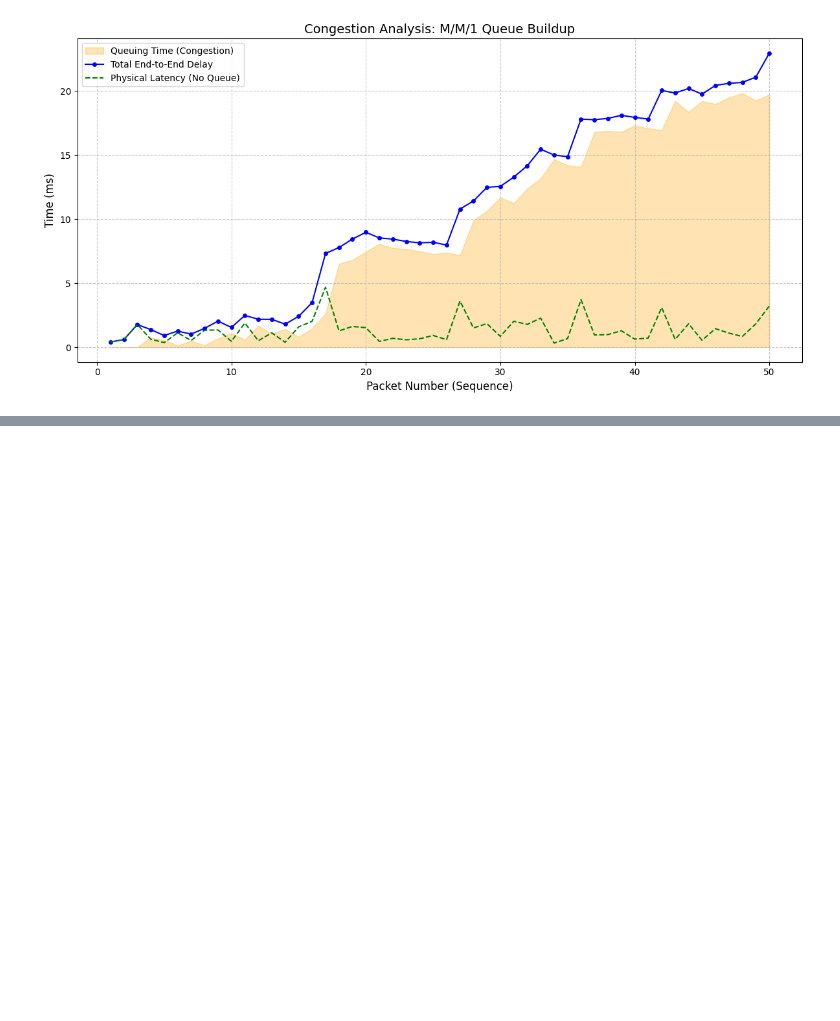
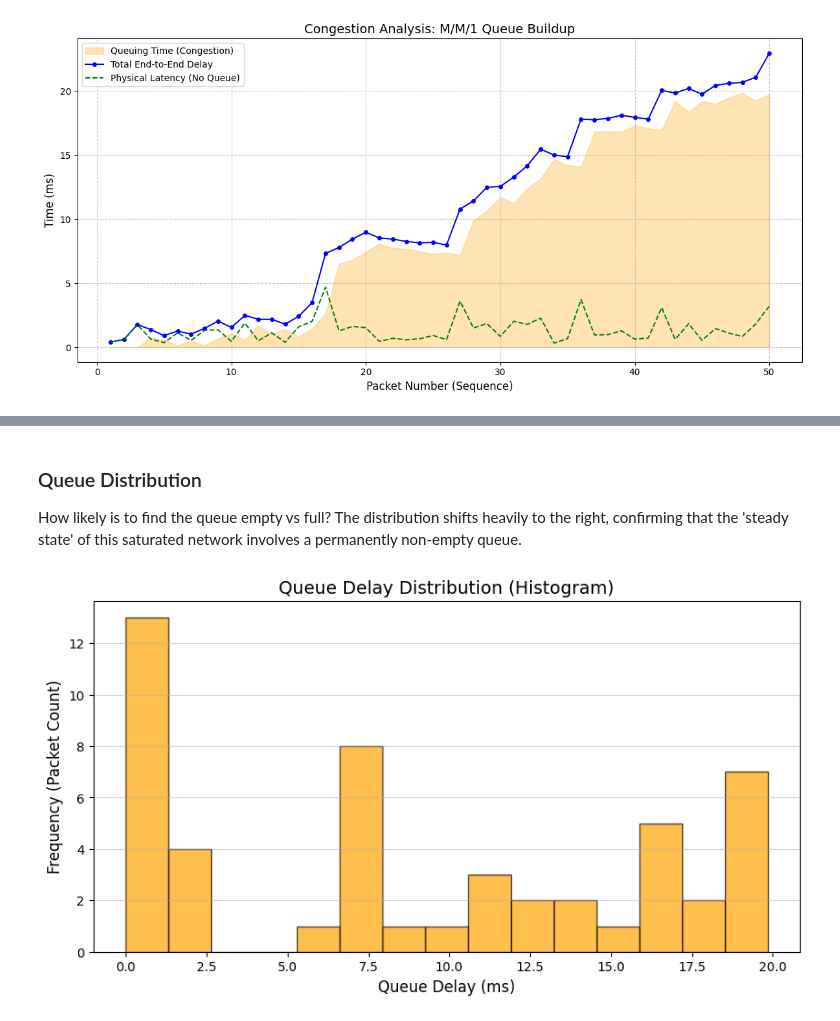
Before and after one commit to DadeOrsu/eclypse-plus-net, a Jupyter notebook: NetworkExtension/demo.ipynb, the cells around one changed output, grey strips where cells are left out. Cells and saved outputs as stored; diff of their text form; code cells hidden in the pictures; blank space fills up the shorter version.

```diff
--- a/NetworkExtension/demo.ipynb
+++ b/NetworkExtension/demo.ipynb
@@ -205,0 +253,15 @@ The theoretical calculation predicts that, in the absence of stochastic variabil
+# %% [markdown]
+### Queue Distribution
+How likely is to find the queue empty vs full?
+The distribution shifts heavily to the right, confirming that the 'steady state' of this saturated network involves a permanently non-empty queue.
+# %%
+plt.figure(figsize=(10, 5))
+plt.hist(df['Gateway_Queue_ms'], bins=15, color='orange', edgecolor='black', alpha=0.7)
+
+plt.title("Queue Delay Distribution (Histogram)", fontsize=14)
+plt.xlabel("Queue Delay (ms)", fontsize=12)
+plt.ylabel("Frequency (Packet Count)", fontsize=12)
+plt.grid(True, axis='y', alpha=0.5)
+plt.show()
+# %% [output]
+[figure, added]
```
Also changed, not shown: parts of 6 cells of this notebook.
